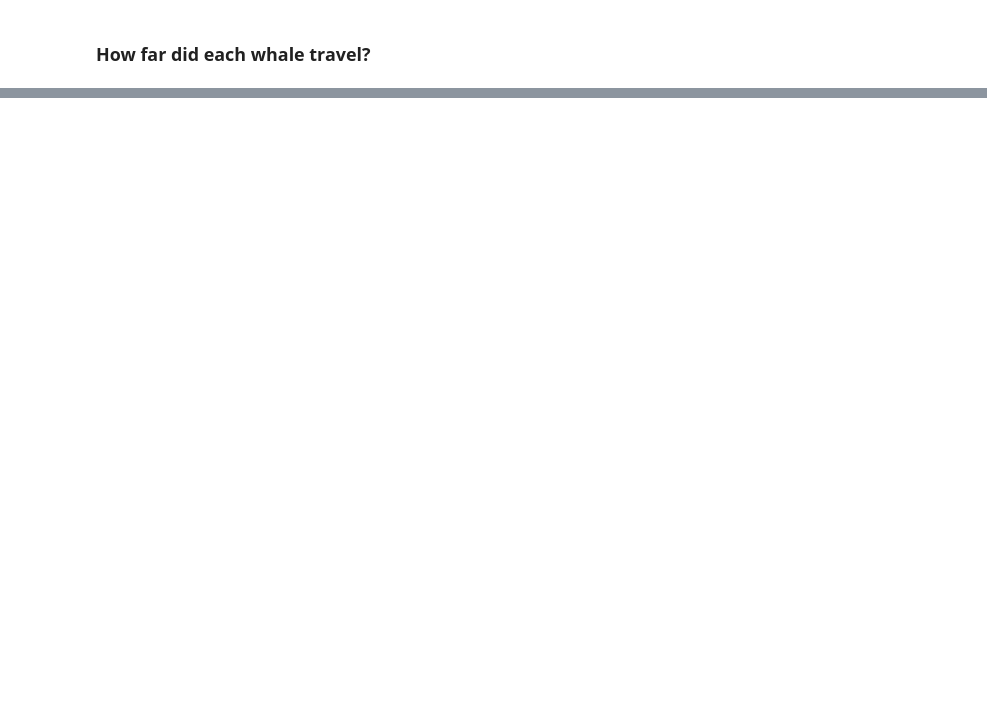
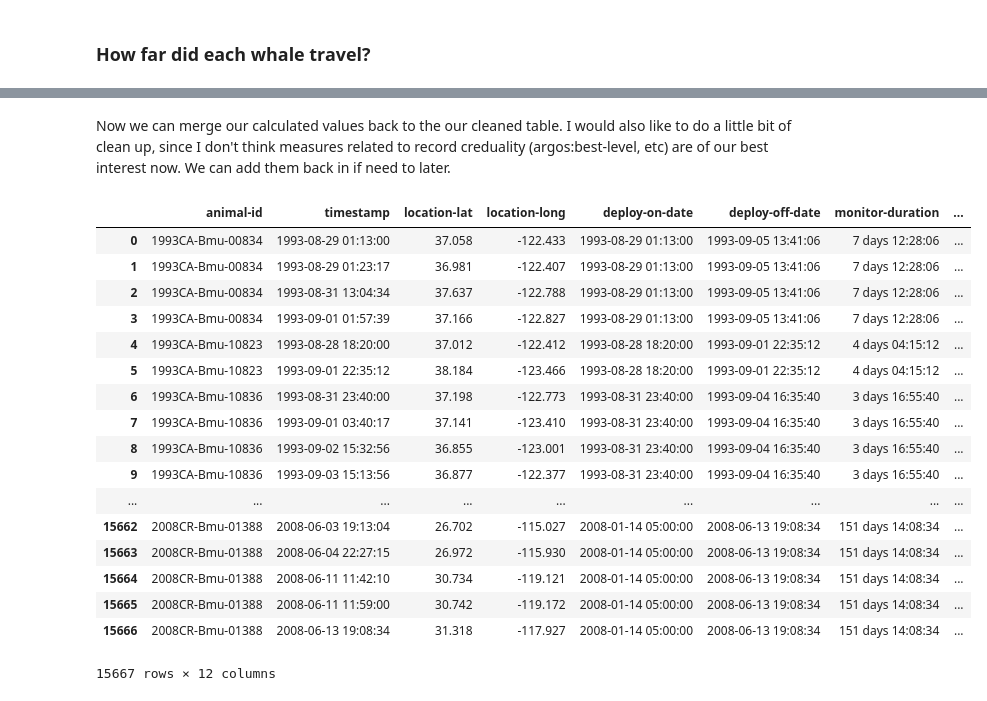
Before and after one commit to gigglypear/movebank_explore, a Jupyter notebook: code/Movebank Data Analysis Attempt.ipynb, the cells around one changed output, grey strips where cells are left out. Drawn from its saved outputs; the diff is of its cells as text; code cells hidden in the pictures; blank space fills up the shorter version.

Commit message:
calculated travel dis and avg dis

```diff
--- a/code/Movebank Data Analysis Attempt.ipynb
+++ b/code/Movebank Data Analysis Attempt.ipynb
@@ -457,13 +452,0 @@ whale_clean.loc[lambda whale_clean: whale_clean['animal-id'] == '1993CA-Bmu-0083
-# %%
-df = whale_clean.loc[lambda whale_clean: whale_clean['animal-id'] == '1993CA-Bmu-00834']
-lat = df['location-lat'].__array__()
-long = df['location-long'].__array__()
-R = 6371
-dlat1 = np.deg2rad(lat[0:lat.size-1])
-dlat2 = np.deg2rad(lat[1:lat.size])
-dlat = np.deg2rad(np.diff(lat))
-dlong = np.deg2rad(np.diff(long))
-a = np.sin(dlat/2)**2 + np.cos(dlat2) * np.cos(dlat1) * np.sin(dlong/2)**2
-c = 2 * np.arctan2(np.sqrt(a), np.sqrt(1-a))
-d = R * c
-d
@@ -503,5 +480,6 @@ for i in np.arange(animal_id.size):
     dis = travelDis(lat, long)
     travel_dis.append(dis)
 
-id_vs_table = ['travel_dis',travel_dis
+id_vs_dis = pd.DataFrame({'animal-id':animal_id, 'travel-dis':travel_dis})
+id_vs_dis.head(10)
 # %% [output]
@@ -524,0 +523,4 @@ id_vs_table = ['travel_dis',travel_dis
+# %%
+md = whale_clean['monitor-duration'].unique()/pd.Timedelta(days=1)
+avg_dis = travel_dis / md
+avg_dis
@@ -524,0 +545,3 @@ id_vs_table = ['travel_dis',travel_dis
+# %%
+id_vs_dis['avg-dis-km-per-day'] = avg_dis
+id_vs_dis.head()
@@ -524,0 +555,28 @@ id_vs_table = ['travel_dis',travel_dis
+# %% [markdown]
+Now we can merge our calculated values back to the our cleaned table. I would also like to do a little bit of clean up, since I don't think measures related to record creduality (argos:best-level, etc) are of our best interest now. We can add them back in if need to later.
+# %%
+whale_simp = whale_clean.merge(id_vs_dis, left_on='animal-id',right_on='animal-id')
+whale_simp= whale_simp[['animal-id', 'timestamp', 'location-lat', 'location-long',
+                        'deploy-on-date', 'deploy-off-date', 'monitor-duration',
+                        'travel-dis','avg-dis-km-per-day','deploy-on-latitude',
+                        'deploy-on-longitude', 'study-site']]
+whale_simp
+# %% [output]
+|  | animal-id | timestamp | location-lat | location-long | deploy-on-date | deploy-off-date | monitor-duration | ... |
+| 0 | 1993CA-Bmu-00834 | 1993-08-29 01:13:00 | 37.058 | -122.433 | 1993-08-29 01:13:00 | 1993-09-05 13:41:06 | 7 days 12:28:06 | ... |
+| 1 | 1993CA-Bmu-00834 | 1993-08-29 01:23:17 | 36.981 | -122.407 | 1993-08-29 01:13:00 | 1993-09-05 13:41:06 | 7 days 12:28:06 | ... |
+| 2 | 1993CA-Bmu-00834 | 1993-08-31 13:04:34 | 37.637 | -122.788 | 1993-08-29 01:13:00 | 1993-09-05 13:41:06 | 7 days 12:28:06 | ... |
+| 3 | 1993CA-Bmu-00834 | 1993-09-01 01:57:39 | 37.166 | -122.827 | 1993-08-29 01:13:00 | 1993-09-05 13:41:06 | 7 days 12:28:06 | ... |
+| 4 | 1993CA-Bmu-10823 | 1993-08-28 18:20:00 | 37.012 | -122.412 | 1993-08-28 18:20:00 | 1993-09-01 22:35:12 | 4 days 04:15:12 | ... |
+| 5 | 1993CA-Bmu-10823 | 1993-09-01 22:35:12 | 38.184 | -123.466 | 1993-08-28 18:20:00 | 1993-09-01 22:35:12 | 4 days 04:15:12 | ... |
+| 6 | 1993CA-Bmu-10836 | 1993-08-31 23:40:00 | 37.198 | -122.773 | 1993-08-31 23:40:00 | 1993-09-04 16:35:40 | 3 days 16:55:40 | ... |
+| 7 | 1993CA-Bmu-10836 | 1993-09-01 03:40:17 | 37.141 | -123.410 | 1993-08-31 23:40:00 | 1993-09-04 16:35:40 | 3 days 16:55:40 | ... |
+| 8 | 1993CA-Bmu-10836 | 1993-09-02 15:32:56 | 36.855 | -123.001 | 1993-08-31 23:40:00 | 1993-09-04 16:35:40 | 3 days 16:55:40 | ... |
+| 9 | 1993CA-Bmu-10836 | 1993-09-03 15:13:56 | 36.877 | -122.377 | 1993-08-31 23:40:00 | 1993-09-04 16:35:40 | 3 days 16:55:40 | ... |
+| ... | ... | ... | ... | ... | ... | ... | ... | ... |
+| 15662 | 2008CR-Bmu-01388 | 2008-06-03 19:13:04 | 26.702 | -115.027 | 2008-01-14 05:00:00 | 2008-06-13 19:08:34 | 151 days 14:08:34 | ... |
+| 15663 | 2008CR-Bmu-01388 | 2008-06-04 22:27:15 | 26.972 | -115.930 | 2008-01-14 05:00:00 | 2008-06-13 19:08:34 | 151 days 14:08:34 | ... |
+| 15664 | 2008CR-Bmu-01388 | 2008-06-11 11:42:10 | 30.734 | -119.121 | 2008-01-14 05:00:00 | 2008-06-13 19:08:34 | 151 days 14:08:34 | ... |
+| 15665 | 2008CR-Bmu-01388 | 2008-06-11 11:59:00 | 30.742 | -119.172 | 2008-01-14 05:00:00 | 2008-06-13 19:08:34 | 151 days 14:08:34 | ... |
+| 15666 | 2008CR-Bmu-01388 | 2008-06-13 19:08:34 | 31.318 | -117.927 | 2008-01-14 05:00:00 | 2008-06-13 19:08:34 | 151 days 14:08:34 | ... |
+15667 rows × 12 columns
```
Also changed, not shown: parts of 20 cells of this notebook.
